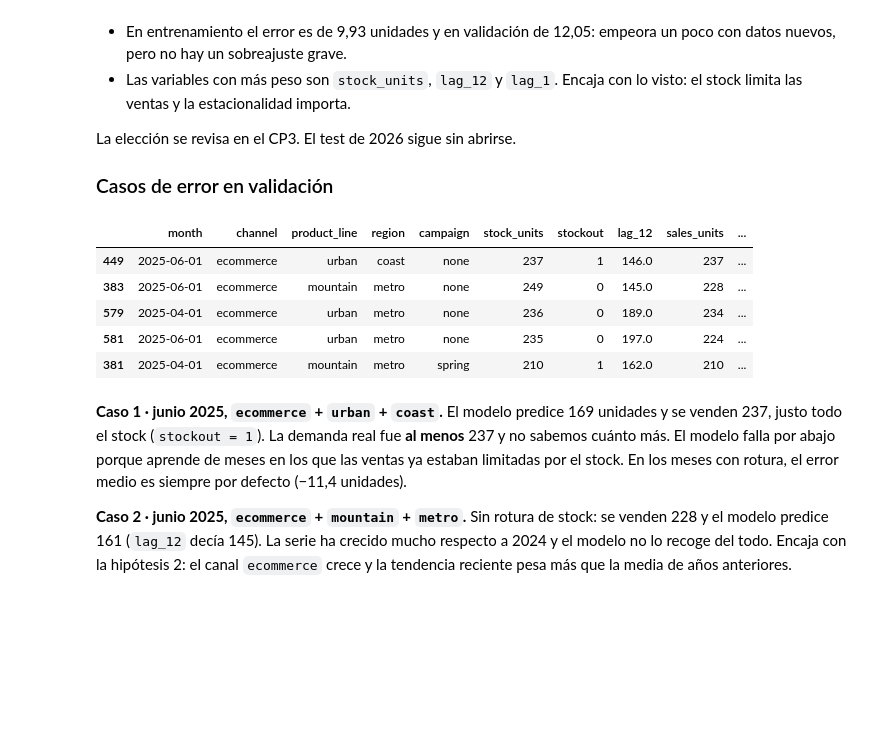
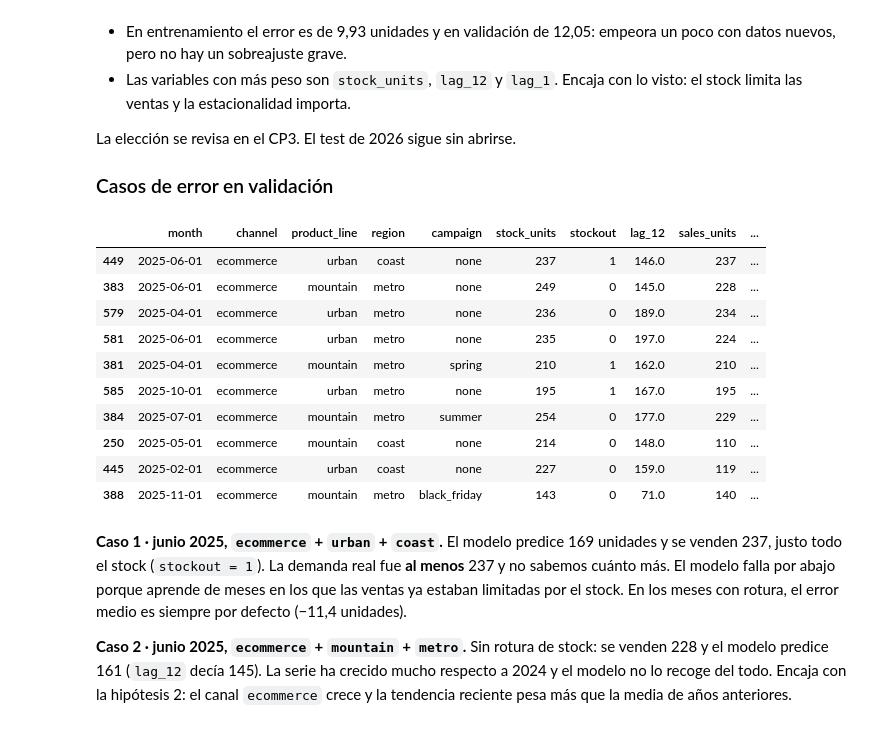
Before and after one commit to ComfyPenguin/BiciTierra_Market, a Jupyter notebook: notebooks/02_modelatge_baseline.ipynb, the cells around one changed output. Cells and saved outputs as stored; diff of their text form; code cells hidden in the pictures; blank space fills up the shorter version.

```diff
--- a/notebooks/02_modelatge_baseline.ipynb
+++ b/notebooks/02_modelatge_baseline.ipynb
@@ -229,18 +283,24 @@ La elección se revisa en el CP3. El test de 2026 sigue sin abrirse.
 
 ### Casos de error en validación
 # %%
+# > Los 5 mayores errores del modelo elegido en 2025 (error negativo = se queda corto).
 # Errores mayores del modelo elegido en validación (2025), comparados con la referencia
 casos = valid[['month'] + KEY + ['campaign', 'stock_units', 'stockout', 'lag_12', 'sales_units']].copy()
 casos['pred_ridge'] = cap(valid, predict_ridge(valid, models[chosen])).round(1)
 casos['error'] = (casos['pred_ridge'] - casos['sales_units']).round(1)
-casos.reindex(casos['error'].abs().sort_values(ascending=False).index).head(5)
+casos.reindex(casos['error'].abs().sort_values(ascending=False).index).head(10)
 # %% [output]
 |  | month | channel | product_line | region | campaign | stock_units | stockout | lag_12 | sales_units | ... |
 | 449 | 2025-06-01 | ecommerce | urban | coast | none | 237 | 1 | 146.0 | 237 | ... |
 | 383 | 2025-06-01 | ecommerce | mountain | metro | none | 249 | 0 | 145.0 | 228 | ... |
 | 579 | 2025-04-01 | ecommerce | urban | metro | none | 236 | 0 | 189.0 | 234 | ... |
 | 581 | 2025-06-01 | ecommerce | urban | metro | none | 235 | 0 | 197.0 | 224 | ... |
 | 381 | 2025-04-01 | ecommerce | mountain | metro | spring | 210 | 1 | 162.0 | 210 | ... |
+| 585 | 2025-10-01 | ecommerce | urban | metro | none | 195 | 1 | 167.0 | 195 | ... |
+| 384 | 2025-07-01 | ecommerce | mountain | metro | summer | 254 | 0 | 177.0 | 229 | ... |
+| 250 | 2025-05-01 | ecommerce | mountain | coast | none | 214 | 0 | 148.0 | 110 | ... |
+| 445 | 2025-02-01 | ecommerce | urban | coast | none | 227 | 0 | 159.0 | 119 | ... |
+| 388 | 2025-11-01 | ecommerce | mountain | metro | black_friday | 143 | 0 | 71.0 | 140 | ... |
 # %% [markdown]
 **Caso 1 · junio 2025, `ecommerce` + `urban` + `coast`.** El modelo predice 169 unidades y se venden 237, justo todo el stock (`stockout = 1`). La demanda real fue **al menos** 237 y no sabemos cuánto más. El modelo falla por abajo porque aprende de meses en los que las ventas ya estaban limitadas por el stock. En los meses con rotura, el error medio es siempre por defecto (−11,4 unidades).
 
```
Also changed, not shown: parts of 20 cells of this notebook.
